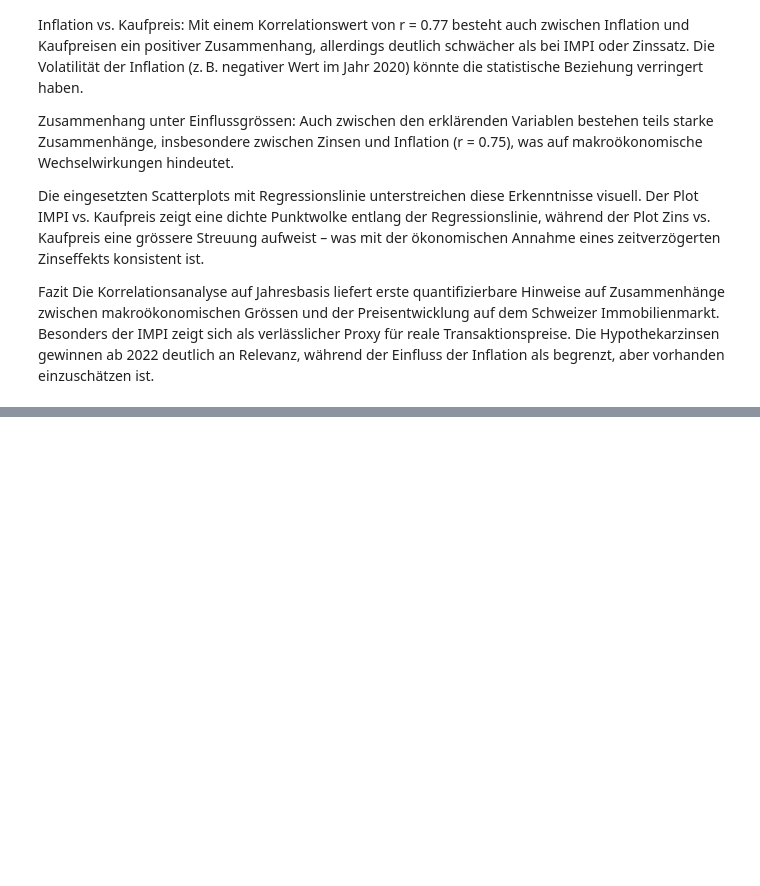
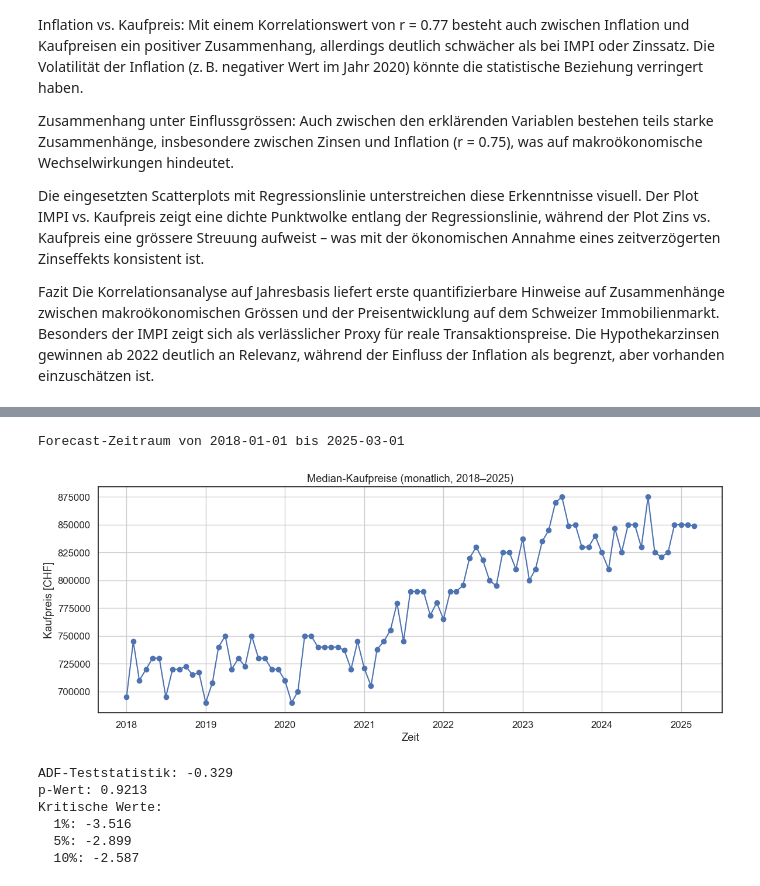
Before and after one commit to noeChicharro/Einfluss_von_Inflation_und_Zinsen_auf_den_Immobilienmark, a Jupyter notebook: src/antonio_jupyter_notebooks/Datenanalyse_Kapitel_4_5.ipynb, the cells around one changed output, grey strips where cells are left out. Cells and saved outputs as stored; diff of their text form; code cells hidden in the pictures; blank space fills up the shorter version.

```diff
--- a/src/antonio_jupyter_notebooks/Datenanalyse_Kapitel_4_5.ipynb
+++ b/src/antonio_jupyter_notebooks/Datenanalyse_Kapitel_4_5.ipynb
@@ -991,0 +1037,68 @@ Die Korrelationsanalyse auf Jahresbasis liefert erste quantifizierbare Hinweise
+# %%
+# Was wir machen:
+# Wir erstellen einen separaten Forecast-DataFrame auf Monatsbasis mit dem vollen Kaufpreis-Zeitraum (bis März 2025)
+
+# Datum sicherstellen
+df_clean['activated'] = pd.to_datetime(df_clean['activated'], errors='coerce')
+
+# Neue Spalten für Jahr und Monat erstellen
+df_clean['year'] = df_clean['activated'].dt.year
+df_clean['month'] = df_clean['activated'].dt.month
+
+# Aggregieren: Median-Kaufpreis pro Monat (2018–2025)
+monthly_prices_forecast = (
+    df_clean
+    .groupby(['year', 'month'])['purchase_price']
+    .median()
+    .reset_index()
+    .rename(columns={'purchase_price': 'median_kaufpreis'})
+)
+
+# Datum für Zeitreihenmodell als Index erstellen
+monthly_prices_forecast['date'] = pd.to_datetime(
+    monthly_prices_forecast['year'].astype(str) + '-' + monthly_prices_forecast['month'].astype(str)
+)
+monthly_prices_forecast.set_index('date', inplace=True)
+
+# Zeitraum anzeigen zur Kontrolle
+print("Forecast-Zeitraum von", monthly_prices_forecast.index.min().date(), "bis", monthly_prices_forecast.index.max().date())
+# %% [output]
+Forecast-Zeitraum von 2018-01-01 bis 2025-03-01
+# %%
+# Was wir machen:
+# Wir visualisieren die Zeitreihe der Median-Kaufpreise von 2018–2025 zur visuellen Einschätzung von Trend, Schwankungen und Saisonalität
+
+import matplotlib.pyplot as plt
+
+plt.figure(figsize=(12, 5))
+plt.plot(monthly_prices_forecast.index, monthly_prices_forecast['median_kaufpreis'], marker='o')
+plt.title("Median-Kaufpreise (monatlich, 2018–2025)")
+plt.xlabel("Zeit")
+plt.ylabel("Kaufpreis [CHF]")
+plt.grid(True)
+plt.tight_layout()
+plt.show()
+# %% [output]
+[figure, added]
+# %%
+# Was wir machen:
+# Wir führen den Augmented Dickey-Fuller-Test (ADF) auf der Spalte 'median_kaufpreis' durch
+
+from statsmodels.tsa.stattools import adfuller
+
+# ADF-Test durchführen
+adf_result = adfuller(monthly_prices_forecast['median_kaufpreis'].dropna())
+
+# Ergebnis interpretieren
+print("ADF-Teststatistik:", round(adf_result[0], 3))
+print("p-Wert:", round(adf_result[1], 4))
+print("Kritische Werte:")
+for key, value in adf_result[4].items():
+    print(f"  {key}: {round(value, 3)}")
+# %% [output]
+ADF-Teststatistik: -0.329
+p-Wert: 0.9213
+Kritische Werte:
+  1%: -3.516
+  5%: -2.899
+  10%: -2.587
```
Also changed, not shown: parts of 46 cells of this notebook.
